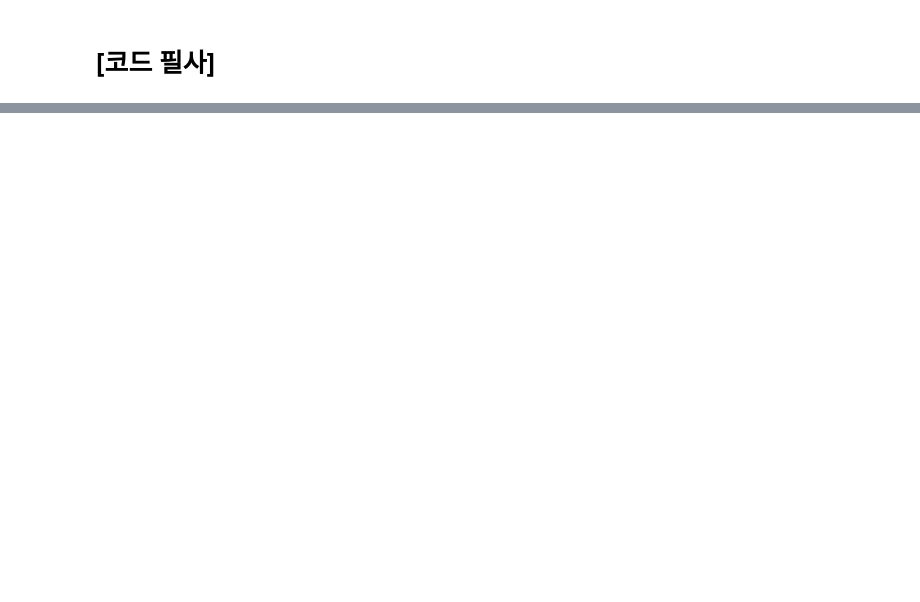
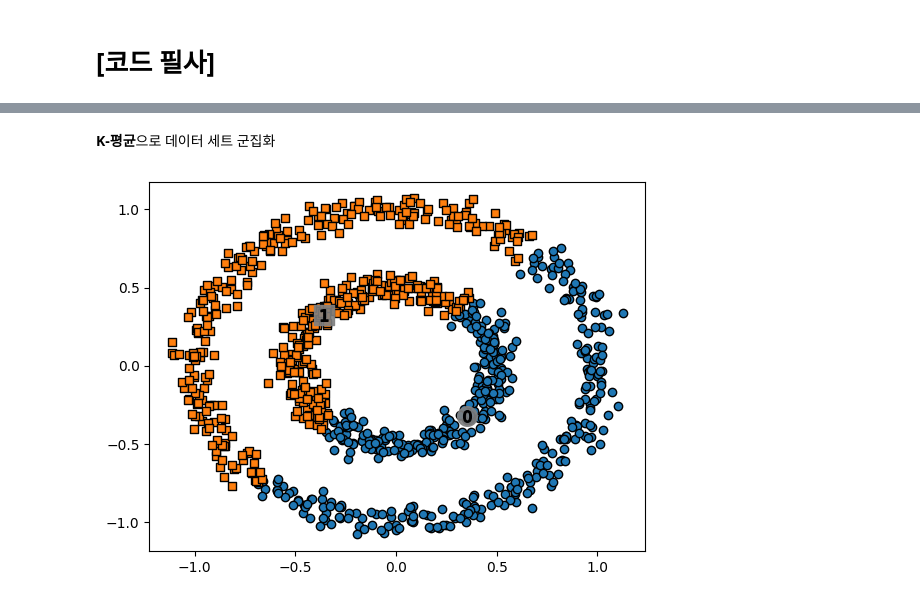
Before and after one commit to ys23-lys/ESAA, a Jupyter notebook: ESAA_YB_WEEK13_필사.ipynb, the cells around one changed output, grey strips where cells are left out. Cells and saved outputs as stored; diff of their text form; code cells hidden in the pictures; blank space fills up the shorter version.

```diff
--- a/ESAA_YB_WEEK13_필사.ipynb
+++ b/ESAA_YB_WEEK13_필사.ipynb
@@ -312,0 +239,13 @@ Name: count, dtype: int64
+# %% [markdown]
+**K-평균**으로 데이터 세트 군집화
+# %%
+# KMeans로 make_circles() 데이터 세트를 군집화 수행
+from sklearn.cluster import KMeans
+
+kmeans=KMeans(n_clusters=2,max_iter=1000,random_state=0)
+kmeans_labels=kmeans.fit_predict(X)
+clusterDF['kmeans_cluster']=kmeans_labels
+
+visualize_cluster_plot(kmeans,clusterDF,'kmeans_cluster',iscenter=True)
+# %% [output]
+[figure, added]
```
Also changed, not shown: parts of 63 cells of this notebook.
